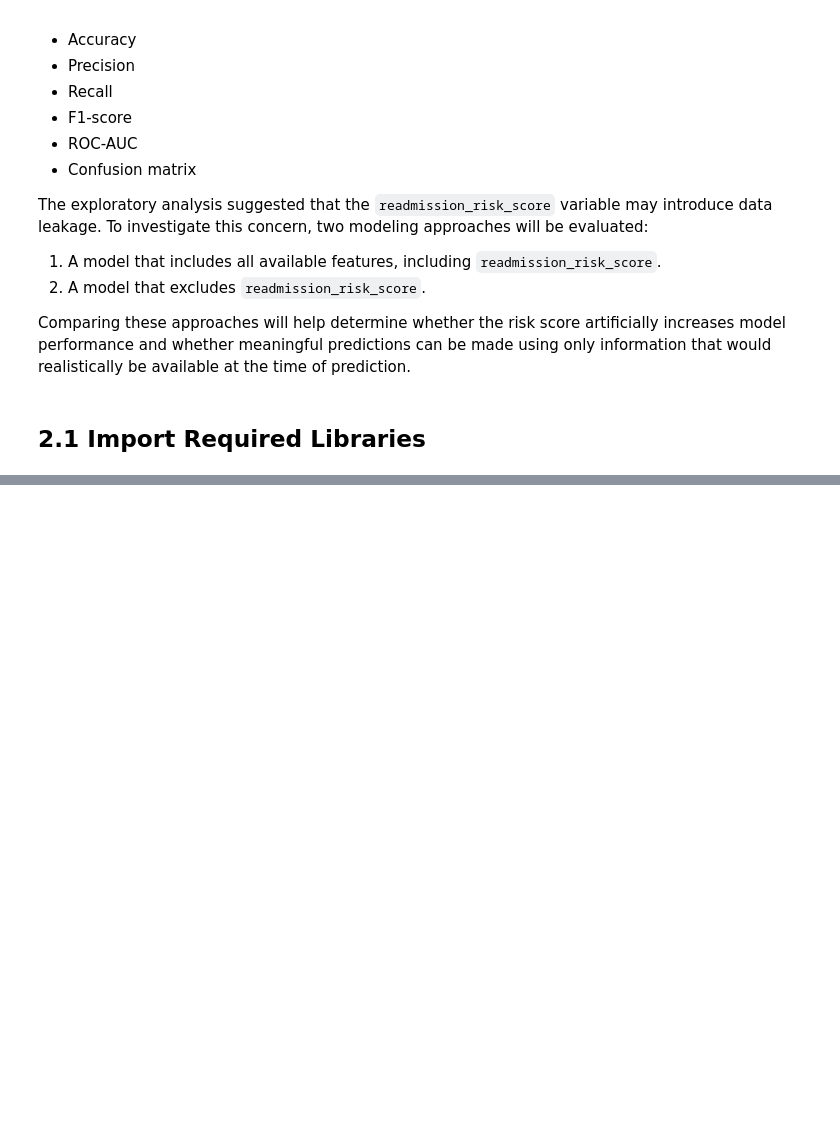
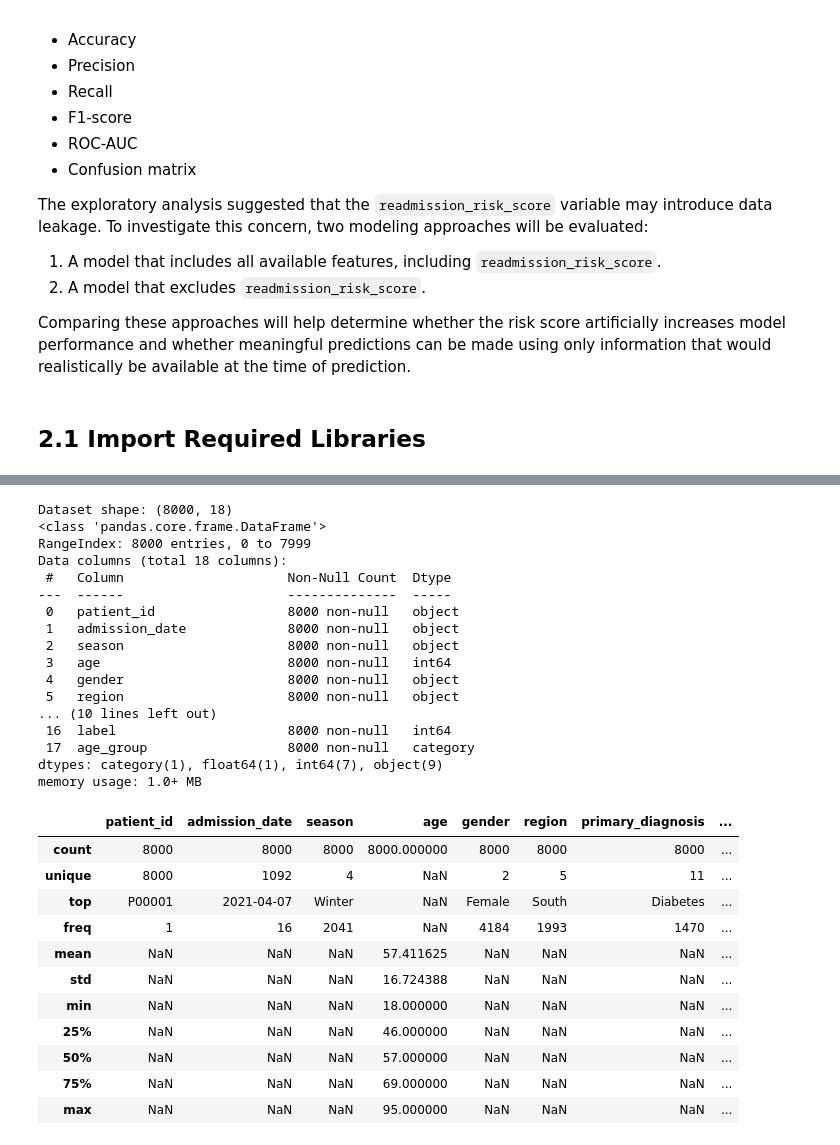
Before and after one commit to royphelps1/hospital-readmission-analysis, a Jupyter notebook: notebooks/Project_analysis.ipynb, the cells around one changed output, grey strips where cells are left out. Drawn from its saved outputs; the diff is of its cells as text; code cells hidden in the pictures; blank space fills up the shorter version.

```diff
--- a/notebooks/Project_analysis.ipynb
+++ b/notebooks/Project_analysis.ipynb
@@ -738,0 +760,42 @@ from sklearn.ensemble import RandomForestClassifier
+# %%
+# Display the first five rows of the dataset
+df.head()
+
+# Display the number of rows and columns
+print("Dataset shape:", df.shape)
+
+# Display column names and data types
+df.info()
+
+# Display summary statistics for numerical and categorical columns
+df.describe(include="all")
+# %% [output]
+Dataset shape: (8000, 18)
+<class 'pandas.core.frame.DataFrame'>
+RangeIndex: 8000 entries, 0 to 7999
+Data columns (total 18 columns):
+ #   Column                     Non-Null Count  Dtype
+---  ------                     --------------  -----
+ 0   patient_id                 8000 non-null   object
+ 1   admission_date             8000 non-null   object
+ 2   season                     8000 non-null   object
+ 3   age                        8000 non-null   int64
+ 4   gender                     8000 non-null   object
+ 5   region                     8000 non-null   object
+... (10 lines left out)
+ 16  label                      8000 non-null   int64
+ 17  age_group                  8000 non-null   category
+dtypes: category(1), float64(1), int64(7), object(9)
+memory usage: 1.0+ MB
+|  | patient_id | admission_date | season | age | gender | region | primary_diagnosis | ... |
+| count | 8000 | 8000 | 8000 | 8000.000000 | 8000 | 8000 | 8000 | ... |
+| unique | 8000 | 1092 | 4 | NaN | 2 | 5 | 11 | ... |
+| top | P00001 | 2021-04-07 | Winter | NaN | Female | South | Diabetes | ... |
+| freq | 1 | 16 | 2041 | NaN | 4184 | 1993 | 1470 | ... |
+| mean | NaN | NaN | NaN | 57.411625 | NaN | NaN | NaN | ... |
+| std | NaN | NaN | NaN | 16.724388 | NaN | NaN | NaN | ... |
+| min | NaN | NaN | NaN | 18.000000 | NaN | NaN | NaN | ... |
+| 25% | NaN | NaN | NaN | 46.000000 | NaN | NaN | NaN | ... |
+| 50% | NaN | NaN | NaN | 57.000000 | NaN | NaN | NaN | ... |
+| 75% | NaN | NaN | NaN | 69.000000 | NaN | NaN | NaN | ... |
+| max | NaN | NaN | NaN | 95.000000 | NaN | NaN | NaN | ... |
```
Also changed, not shown: parts of 31 cells of this notebook, 8 other files.
